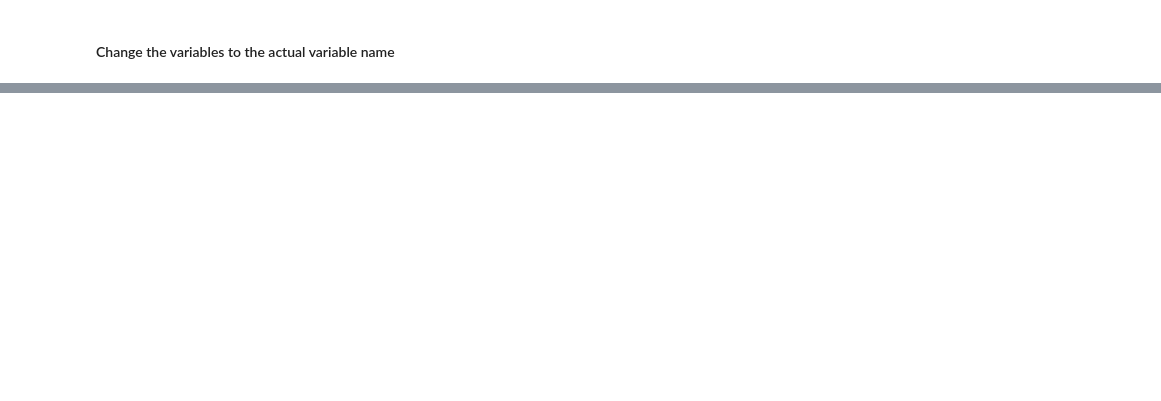
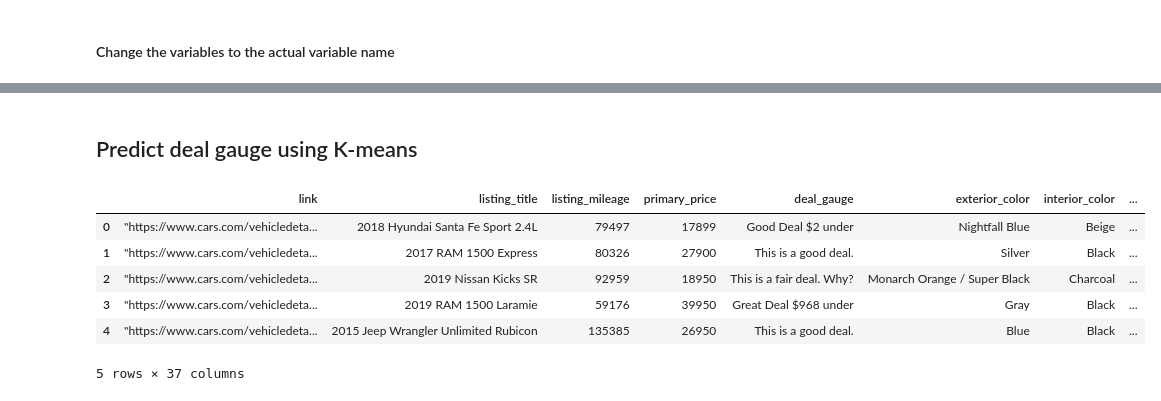
Before and after one commit to evanhollier/Cars_Project, a Jupyter notebook: modeling.ipynb, the cells around one changed output, grey strips where cells are left out. Cells and saved outputs as stored; diff of their text form; code cells hidden in the pictures; blank space fills up the shorter version.

Commit message:
add k-means

```diff
--- a/modeling.ipynb
+++ b/modeling.ipynb
@@ -445 +445,14 @@ Notes:
 strong multicollinearity problems or that the design matrix is singular.
+# %% [markdown]
+## Predict deal gauge using K-means
+# %%
+df = pd.read_csv('new_cars.csv')
+df.head()
+# %% [output]
+|  | link | listing_title | listing_mileage | primary_price | deal_gauge | exterior_color | interior_color | ... |
+| 0 | "https://www.cars.com/vehicledeta... | 2018 Hyundai Santa Fe Sport 2.4L | 79497 | 17899 | Good Deal $2 under | Nightfall Blue | Beige | ... |
+| 1 | "https://www.cars.com/vehicledeta... | 2017 RAM 1500 Express | 80326 | 27900 | This is a good deal. | Silver | Black | ... |
+| 2 | "https://www.cars.com/vehicledeta... | 2019 Nissan Kicks SR | 92959 | 18950 | This is a fair deal. Why? | Monarch Orange / Super Black | Charcoal | ... |
+| 3 | "https://www.cars.com/vehicledeta... | 2019 RAM 1500 Laramie | 59176 | 39950 | Great Deal $968 under | Gray | Black | ... |
+| 4 | "https://www.cars.com/vehicledeta... | 2015 Jeep Wrangler Unlimited Rubicon | 135385 | 26950 | This is a good deal. | Blue | Black | ... |
+5 rows × 37 columns
```
Also changed, not shown: parts of 16 cells of this notebook.
